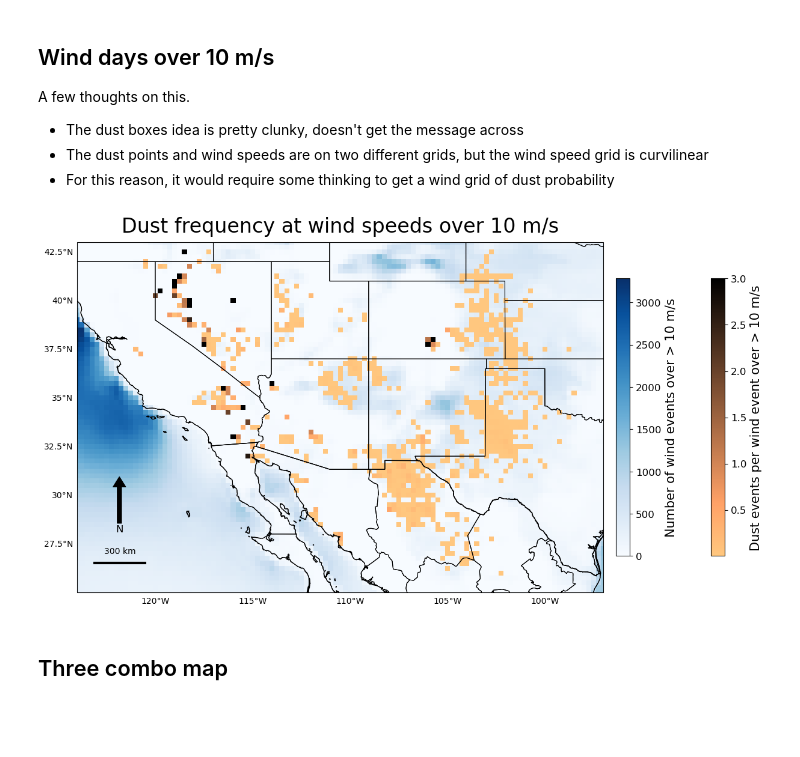
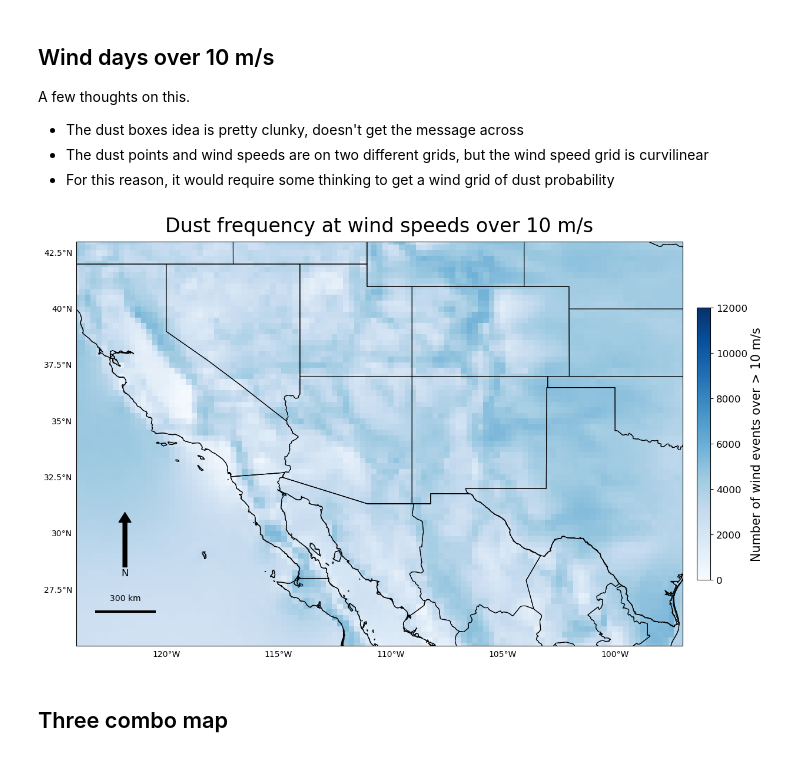
Before and after one commit to jesseturner/WLDAS_Analysis, a Jupyter notebook: ANALYSIS_map_figures.ipynb, the cells around one changed output. Cells and saved outputs as stored; diff of their text form; code cells hidden in the pictures; blank space fills up the shorter version.

Commit message:
Running for gust wind speed

```diff
--- a/ANALYSIS_map_figures.ipynb
+++ b/ANALYSIS_map_figures.ipynb
@@ -436,7 +436,7 @@ A few thoughts on this.
 * The dust points and wind speeds are on two different grids, but the wind speed grid is curvilinear
 * For this reason, it would require some thinking to get a wind grid of dust probability
 # %%
-wind_ds = xr.open_dataset("DATA/processed/2_wind_grid_era5_2026-06-08.nc")
+wind_ds = xr.open_dataset("DATA/processed/2_wind_grid_era5_gust_2026-06-09.nc")
 
 
 winds_over_10 = (wind_ds['wind_speed'] > 10).sum(dim='time')
@@ -467,48 +467,50 @@ cf_winds = ax.pcolormesh(
     winds_over_10['latitude'],
     winds_over_10,
     transform=ccrs.PlateCarree(),
-    cmap='Blues')
+    cmap='Blues',
+    vmin=0,
+    vmax=12000)
 
 ratio = counts / winds_over_10
 ratio = np.ma.masked_where(counts == 0, ratio)
 
-cf_dust = ax.pcolormesh(
-    winds_over_10['longitude'],
-    winds_over_10['latitude'],
-    ratio,
-    transform=ccrs.PlateCarree(),
-    cmap='copper_r',
-    vmax=3)
+# cf_dust = ax.pcolormesh(
+#     winds_over_10['longitude'],
+#     winds_over_10['latitude'],
+#     ratio,
+#     transform=ccrs.PlateCarree(),
+#     cmap='copper_r',
+#     vmax=3)
 
-cbar_dust = plt.colorbar(cf_dust, ax=ax, orientation='vertical', pad=0.0, shrink=0.5)
-cbar_dust.set_label('Dust events per wind event over > 10 m/s', fontsize=15)
-cbar_dust.ax.tick_params(labelsize=12)
+# cbar_dust = plt.colorbar(cf_dust, ax=ax, orientation='vertical', pad=0.0, shrink=0.5)
+# cbar_dust.set_label('Dust events per wind event over > 10 m/s', fontsize=15)
+# cbar_dust.ax.tick_params(labelsize=12)
 
 cbar_winds = plt.colorbar(cf_winds, ax=ax, orientation='vertical', pad=0.02, shrink=0.5)
 cbar_winds.set_label('Number of wind events over > 10 m/s', fontsize=15)
 cbar_winds.ax.tick_params(labelsize=12)
 
 ax.set_title("Dust frequency at wind speeds over 10 m/s", fontsize=24, pad=12)
 
 add_north_arrow(ax, location=(0.08, 0.33))
 add_scale_bar(ax, location=(0.035, 0.09))
 
 all_states_provinces = cfeature.NaturalEarthFeature(category='cultural',
     name='admin_1_states_provinces', scale='10m', facecolor='none')
 ax.add_feature(all_states_provinces, linewidth=0.8)
 ax.add_feature(cfeature.COASTLINE, linewidth=0.8, zorder=4)
 ax.add_feature(cfeature.BORDERS, linewidth=0.8)
 min_lat, max_lat, min_lon, max_lon = common_functions._get_coords_for_region(location_name)
 ax.set_extent([min_lon, max_lon, min_lat, max_lat], crs=ccrs.PlateCarree())
 gl = ax.gridlines(draw_labels=True, linewidth=0, color='gray', alpha=0.7)
 gl.top_labels = False
 gl.right_labels = False
 
 plt.savefig(f"plots/1_wind_speed_map_dust_events.png",
             dpi=600, bbox_inches='tight')
 plt.show()
 # %% [output]
-[figure, old version]
+[figure, new version]
 # %% [markdown]
 ## Three combo map
 # %%
```
Also changed, not shown: 3 other files.
